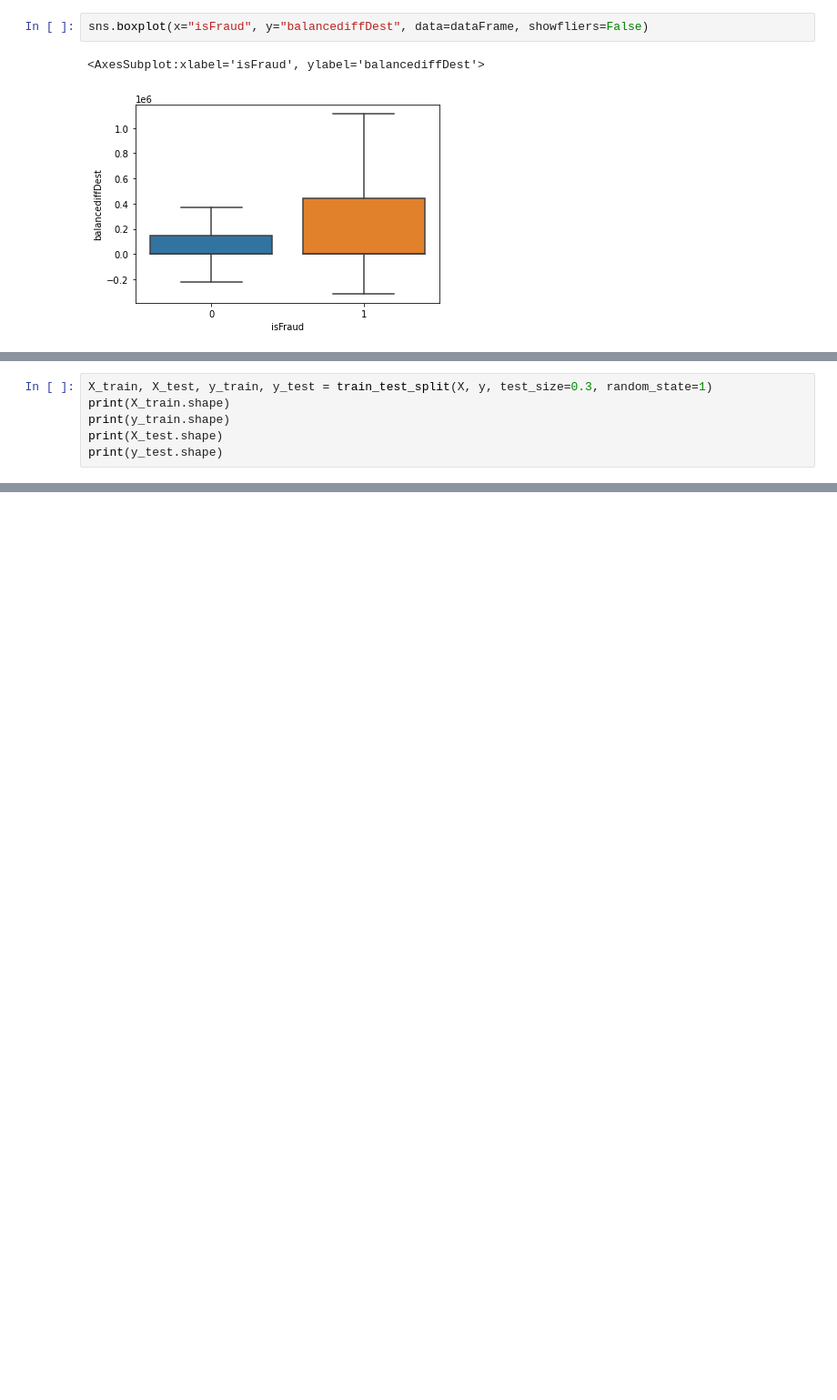
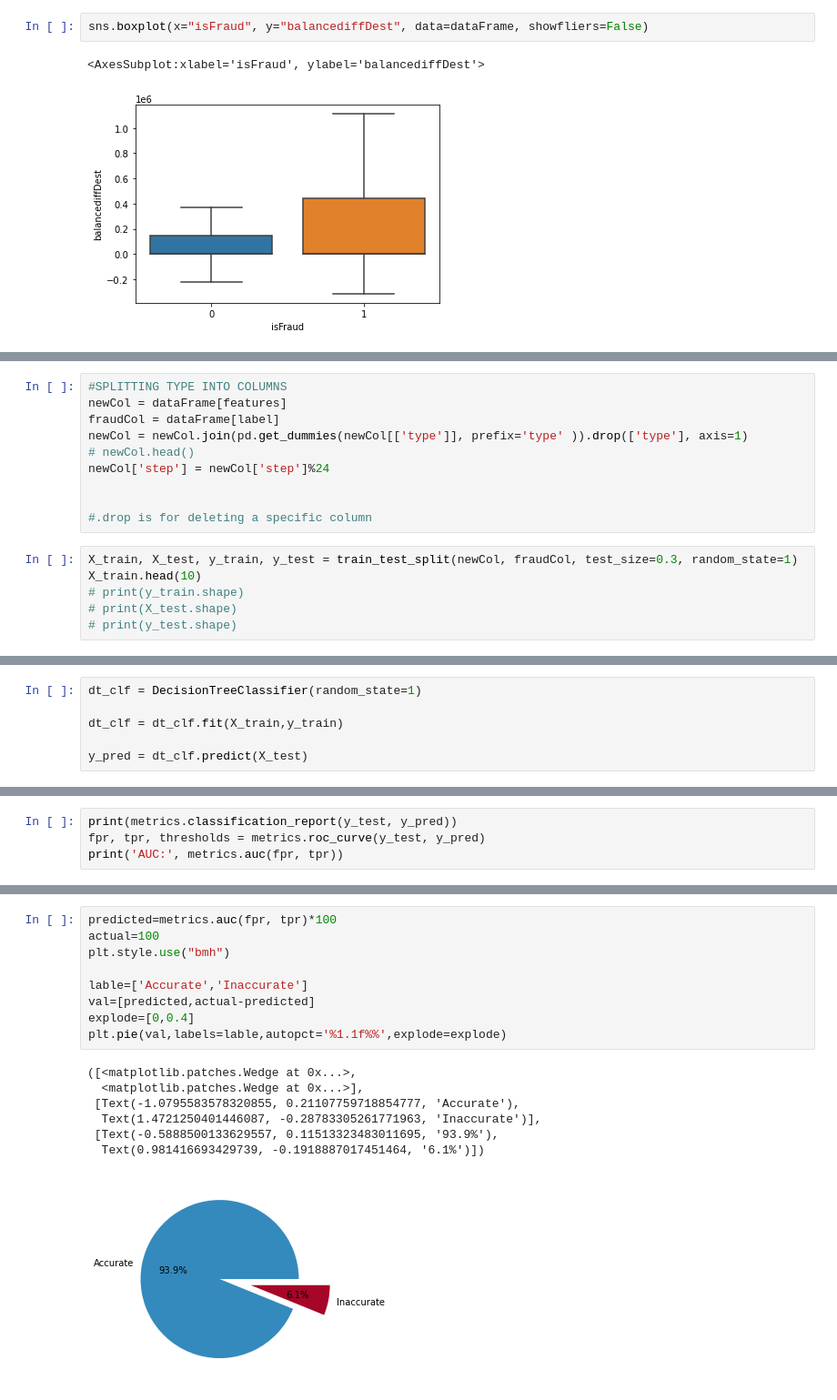
Before and after one commit to Bhavya-Hingorani/Cyber-Seth, a Jupyter notebook: module1.ipynb, the cells around one changed output, grey strips where cells are left out. Shown at 91% size. Drawn from its saved outputs; the diff is of its cells as text; blank space fills up the shorter version.

Commit message:
Decision Tree completed with graphs.

```diff
--- a/module1.ipynb
+++ b/module1.ipynb
@@ -110,7 +101,17 @@ X.head()
+# %%
+#SPLITTING TYPE INTO COLUMNS
+newCol = dataFrame[features]
+fraudCol = dataFrame[label]
+newCol = newCol.join(pd.get_dummies(newCol[['type']], prefix='type' )).drop(['type'], axis=1)
+# newCol.head()
+newCol['step'] = newCol['step']%24
+
+
+#.drop is for deleting a specific column
 # %%
-X_train, X_test, y_train, y_test = train_test_split(X, y, test_size=0.3, random_state=1)
-print(X_train.shape)
-print(y_train.shape)
-print(X_test.shape)
-print(y_test.shape)
+X_train, X_test, y_train, y_test = train_test_split(newCol, fraudCol, test_size=0.3, random_state=1)
+X_train.head(10)
+# print(y_train.shape)
+# print(X_test.shape)
+# print(y_test.shape)
 # %% [output]
@@ -120,0 +129,6 @@ print(y_test.shape)
+# %%
+dt_clf = DecisionTreeClassifier(random_state=1)
+
+dt_clf = dt_clf.fit(X_train,y_train)
+
+y_pred = dt_clf.predict(X_test)
@@ -120,0 +152,4 @@ print(y_test.shape)
+# %%
+print(metrics.classification_report(y_test, y_pred))
+fpr, tpr, thresholds = metrics.roc_curve(y_test, y_pred)
+print('AUC:', metrics.auc(fpr, tpr))
@@ -120,0 +167,17 @@ print(y_test.shape)
+# %%
+predicted=metrics.auc(fpr, tpr)*100
+actual=100
+plt.style.use("bmh")
+
+lable=['Accurate','Inaccurate']
+val=[predicted,actual-predicted]
+explode=[0,0.4]
+plt.pie(val,labels=lable,autopct='%1.1f%%',explode=explode)
+# %% [output]
+([<matplotlib.patches.Wedge at 0x...>,
+  <matplotlib.patches.Wedge at 0x...>],
+ [Text(-1.0795583578320855, 0.21107759718854777, 'Accurate'),
+  Text(1.4721250401446087, -0.28783305261771963, 'Inaccurate')],
+ [Text(-0.5888500133629557, 0.11513323483011695, '93.9%'),
+  Text(0.981416693429739, -0.1918887017451464, '6.1%')])
+[figure, added]
```
Also changed, not shown: parts of 10 cells of this notebook, 1 other file.
